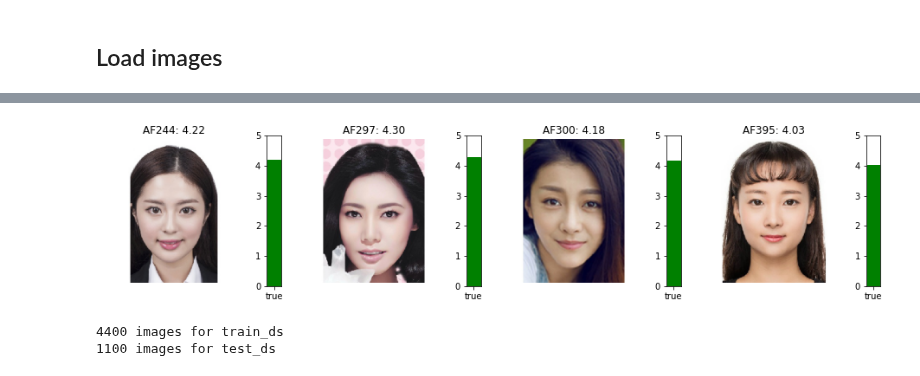
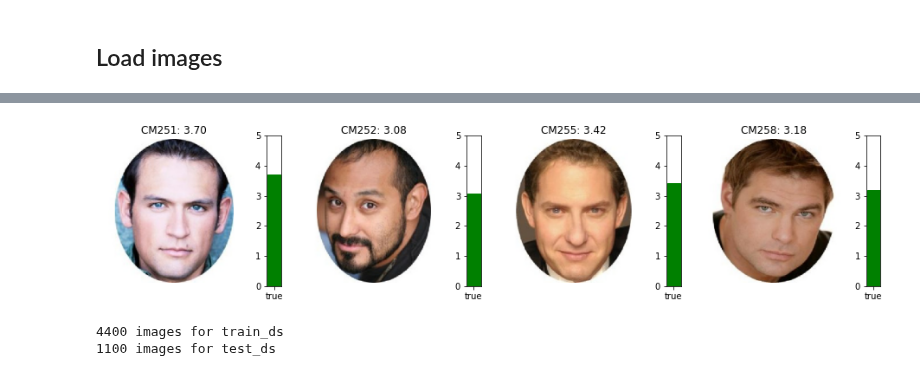
Before and after one commit to LapTQ/IT3910E_facial_beauty_pediction, a Jupyter notebook: facial_beauty_perception.ipynb, the cells around one changed output, grey strips where cells are left out. Saved outputs shown, nothing was run; the diff lists cells and outputs as text; code cells hidden in the pictures.

```diff
--- a/facial_beauty_perception.ipynb
+++ b/facial_beauty_perception.ipynb
@@ -182,0 +163,8 @@ Name: score, dtype: float64
+# %%
+#@title Show some statistics of the dataset
+
+print(scores_dataframe['score'].describe())
+
+scores_dataframe['group'] = scores_dataframe.apply(lambda row: row['file_name'][:2], axis=1)
+sns.kdeplot(data=scores_dataframe, x='score', hue='group', common_norm=True, palette="hls")
+plt.show()
@@ -183,41 +182,41 @@ Name: score, dtype: float64
 # %%
 # @title Show some images and their beauty score
-group = '4' #@param [1, 2, 3, 4]
-n = 4 #@param {type:"integer"}
-shift =  124#@param {type:"integer"}
-gender = 'Female' #@param ['Female', 'Male']
+group = '3' #@param [1, 2, 3, 4]
+n =  4#@param {type:"integer"}
+shift =  5000#@param {type:"integer"}
+gender = 'Male' #@param ['Female', 'Male']
 
 group = int(group)
 gender = gender[0]
 
 group = int(group)
 
 i = j = 0
 num_cols = 6
 num_rows = math.ceil(n / num_cols)
 plt.figure(figsize=(3.2*num_cols, 3*num_rows))
 spec = gridspec.GridSpec(ncols=2*num_cols, nrows=num_rows, width_ratios=[10, 1]*num_cols)
 while i < n and shift + j < 5500:
     if shift + j < 5500 and group < scores_dataframe['score'][shift + j] < group + 1 and scores_dataframe['file_name'][shift + j][1] == gender:
         img = image.load_img(img_dir_path + scores_dataframe['file_name'][shift + j], target_size=(224, 224))
         img = image.img_to_array(img, dtype=np.int32)
 
         true = scores_dataframe['score'][shift + j]
 
         plt.subplot(spec[2*i])
         plot_img(img, [true], [scores_dataframe['file_name'][shift + j][:-4]])
 
         plt.subplot(spec[2*i + 1])
         plot_scores([true], ['true'])
 
         i += 1
 
     j += 1
 
 plt.tight_layout()
 plt.show()
 # %% [output]
-[figure, old version]
+[figure, new version]
 # %%
 #@title Choose test-size ratio
 test_size = 0.2 #@param {allow-input: true}
```
Also changed, not shown: parts of 4 cells of this notebook.
